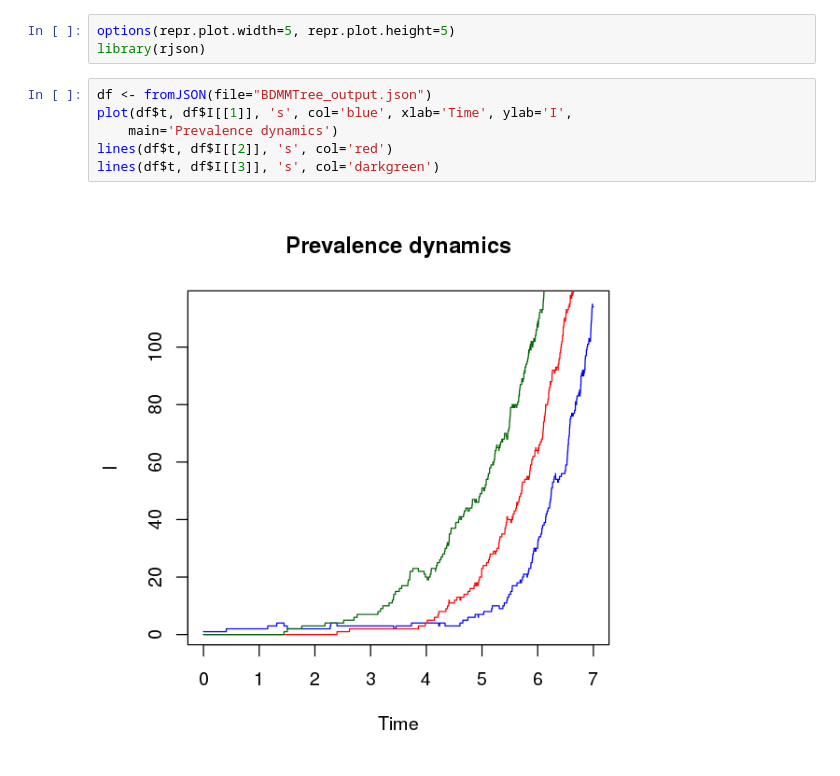
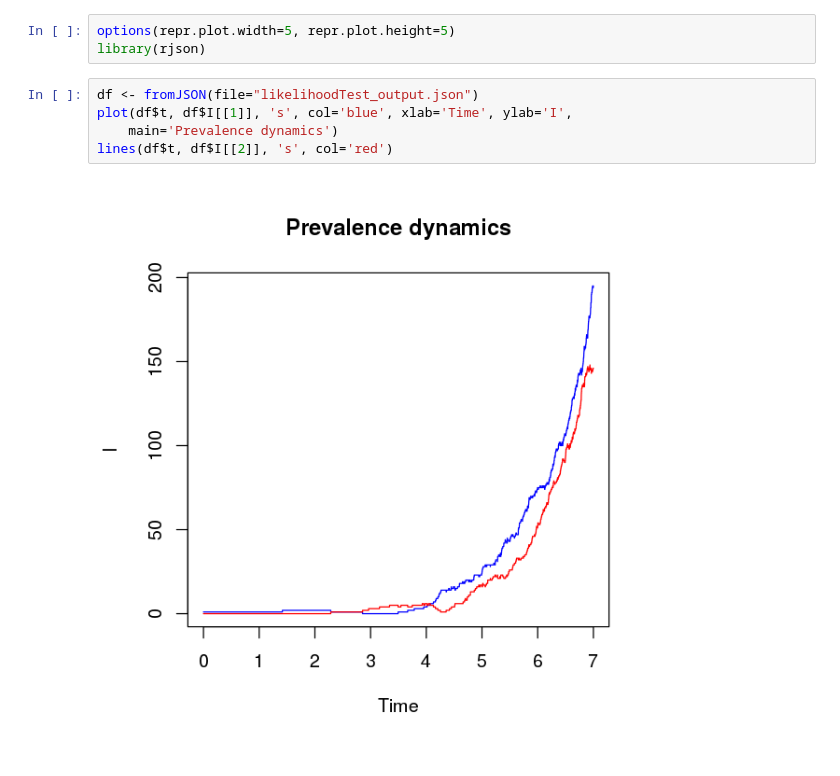
Before and after one commit to tgvaughan/EpiCTree, a Jupyter notebook: examples/BDMM_plots.ipynb, the cells around one changed output. Saved outputs shown, nothing was run; the diff lists cells and outputs as text.

```diff
--- a/examples/BDMM_plots.ipynb
+++ b/examples/BDMM_plots.ipynb
@@ -2,10 +2,9 @@
 options(repr.plot.width=5, repr.plot.height=5)
 library(rjson)
 # %%
-df <- fromJSON(file="BDMMTree_output.json")
+df <- fromJSON(file="likelihoodTest_output.json")
 plot(df$t, df$I[[1]], 's', col='blue', xlab='Time', ylab='I',
     main='Prevalence dynamics')
 lines(df$t, df$I[[2]], 's', col='red')
-lines(df$t, df$I[[3]], 's', col='darkgreen')
 # %% [output]
-[figure, old version]
+[figure, new version]
```
Also changed, not shown: 2 other files.
